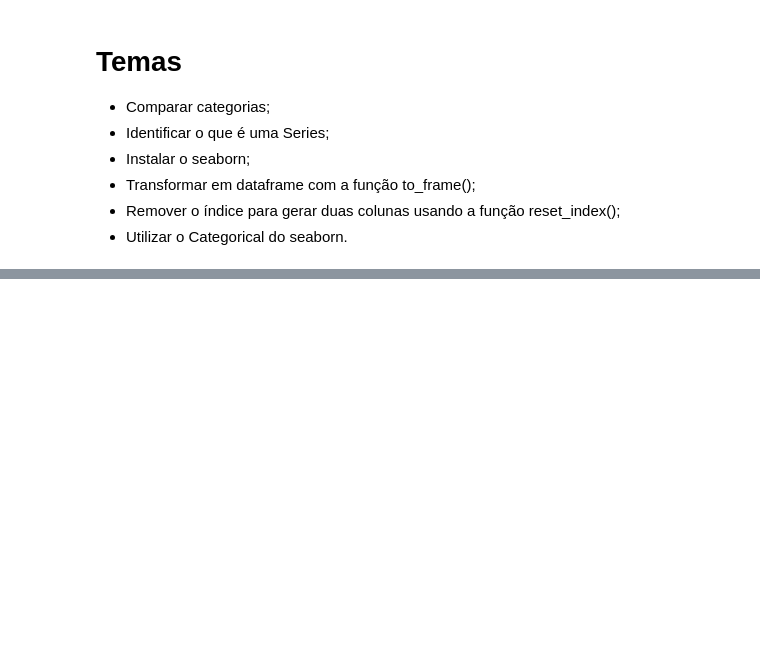
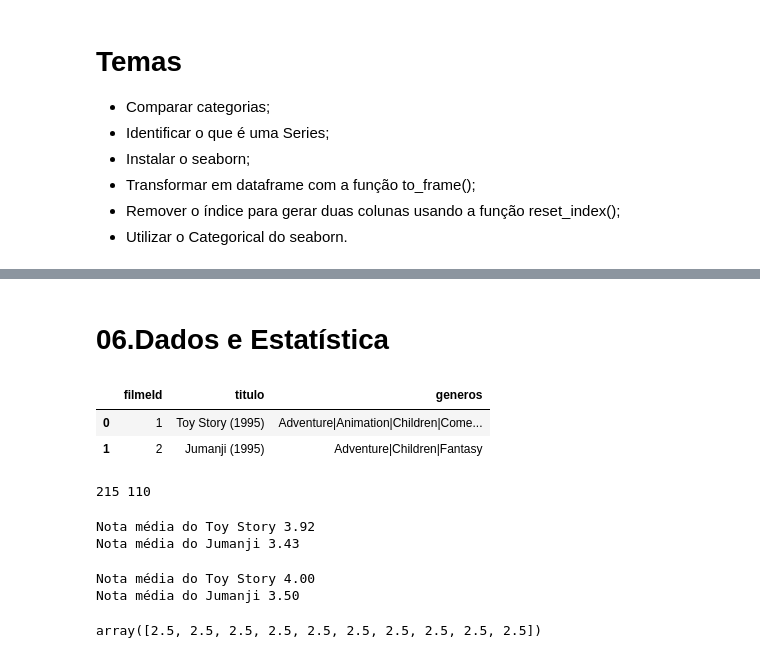
Before and after one commit to matheuspdf/data_science, a Jupyter notebook: Data_Science_analise_e_visualização_de_dados.ipynb, the cells around one changed output, grey strips where cells are left out. Drawn from its saved outputs; the diff is of its cells as text; code cells hidden in the pictures; blank space fills up the shorter version.

```diff
--- a/Data_Science_analise_e_visualização_de_dados.ipynb
+++ b/Data_Science_analise_e_visualização_de_dados.ipynb
@@ -394,0 +416,32 @@ sns.catplot(x = 'original_language', kind='count', data = filmes_sem_lingua_orig
+# %% [markdown]
+# **06.Dados e Estatística**
+# %%
+filmes.head(2)
+# %% [output]
+|  | filmeId | titulo | generos |
+| 0 | 1 | Toy Story (1995) | Adventure|Animation|Children|Come... |
+| 1 | 2 | Jumanji (1995) | Adventure|Children|Fantasy |
+# %%
+notas_do_toy_story = notas.query('filmeId==1')
+notas_do_jumanji = notas.query('filmeId==2')
+print(len(notas_do_toy_story), len(notas_do_jumanji))
+# %% [output]
+215 110
+# %%
+print('Nota média do Toy Story %.2f' % notas_do_toy_story.nota.mean())
+print('Nota média do Jumanji %.2f' % notas_do_jumanji.nota.mean())
+# %% [output]
+Nota média do Toy Story 3.92
+Nota média do Jumanji 3.43
+# %%
+print('Nota média do Toy Story %.2f' % notas_do_toy_story.nota.median())
+print('Nota média do Jumanji %.2f' % notas_do_jumanji.nota.median())
+# %% [output]
+Nota média do Toy Story 4.00
+Nota média do Jumanji 3.50
+# %%
+import numpy as np
+
+np.array([2.5] * 10)
+# %% [output]
+array([2.5, 2.5, 2.5, 2.5, 2.5, 2.5, 2.5, 2.5, 2.5, 2.5])
```
Also changed, not shown: parts of 10 cells of this notebook.
